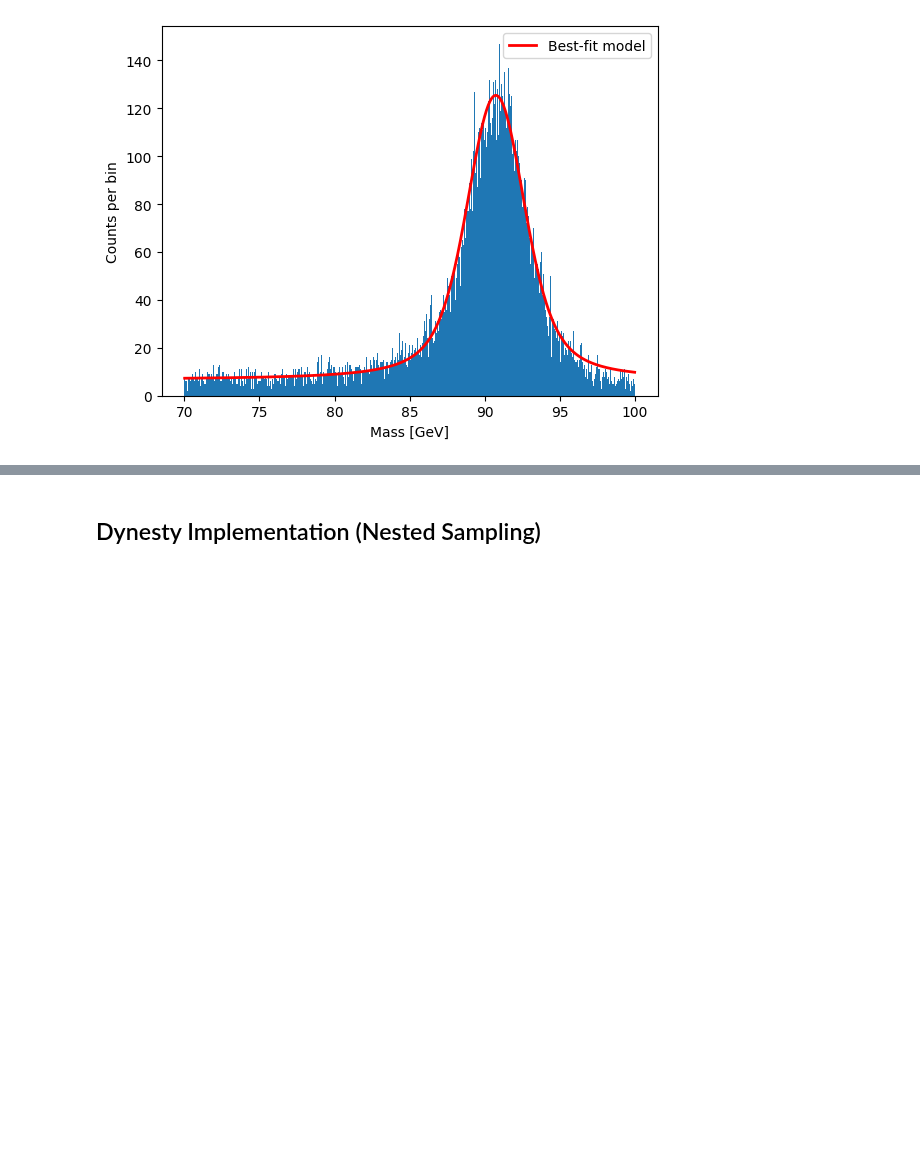
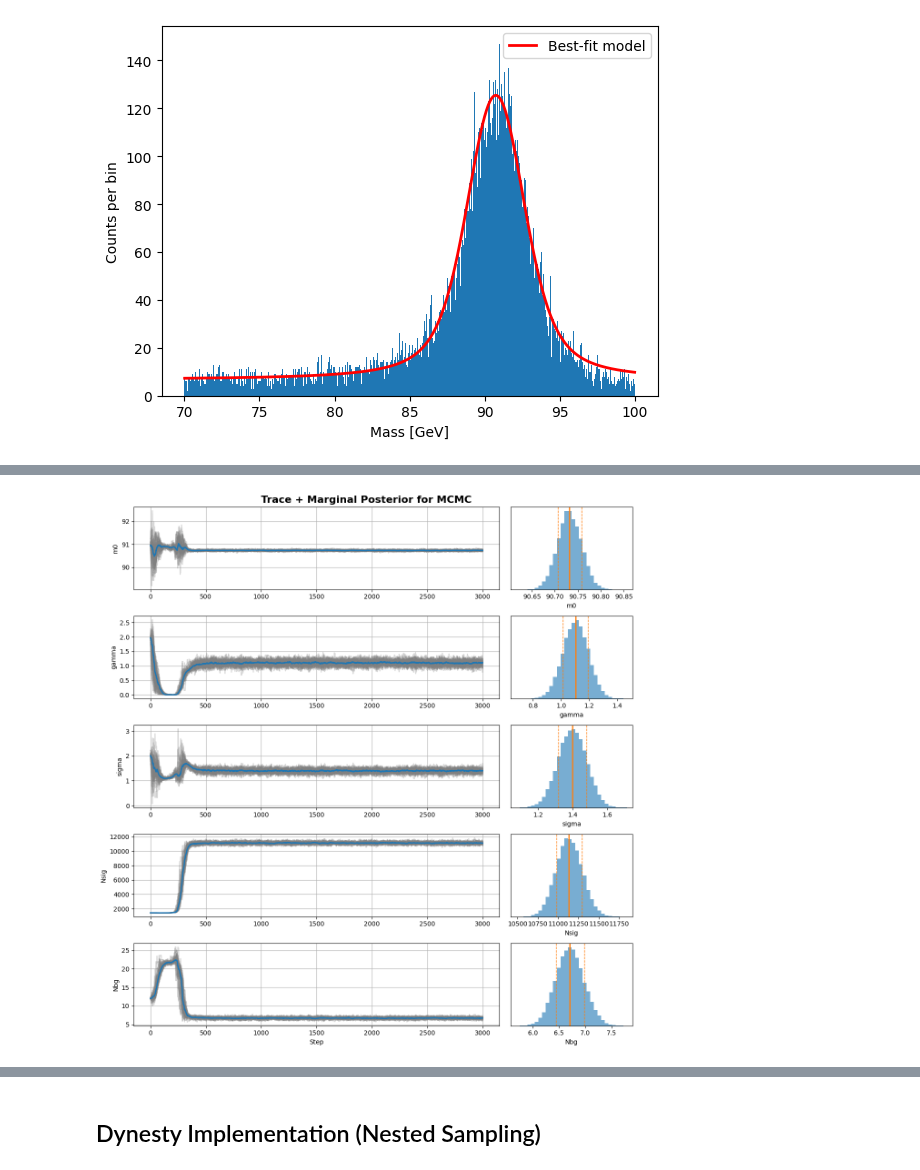
Before and after one commit to Lakshya-Awatramani/ZPeak_CMS, a Jupyter notebook: main.ipynb, the cells around one changed output, grey strips where cells are left out. Cells and saved outputs as stored; diff of their text form; code cells hidden in the pictures; blank space fills up the shorter version.

```diff
--- a/main.ipynb
+++ b/main.ipynb
@@ -32,0 +86,40 @@ plt.show()
+# %%
+# Trace + Marginal Posterior for MCMC
+
+nsteps, nwalkers, ndim = mcmc_chain.shape
+fig, axes = plt.subplots(ndim, 2, figsize=(12, 2.5*ndim), gridspec_kw={'width_ratios': [3, 1]})
+
+for i in range(ndim):
+    # Trace of walkers
+    ax = axes[i, 0]
+    for j in range(nwalkers):
+        ax.plot(mcmc_chain[:, j, i], color='gray', alpha=0.3)
+
+    median = np.median(mcmc_chain[:, :, i], axis=1)
+    lower = np.percentile(mcmc_chain[:, :, i], 16, axis=1)
+    upper = np.percentile(mcmc_chain[:, :, i], 84, axis=1)
+
+    ax.plot(median, color='C0', lw=2)
+    ax.fill_between(np.arange(nsteps), lower, upper, color='C0', alpha=0.2)
+    ax.set_ylabel(param_names[i])
+    ax.grid(True)
+
+    # Posterior histogram
+    ax_hist = axes[i, 1]
+    ax_hist.hist(mcmc_samples[:, i], bins=30, color='C0', alpha=0.6)
+
+    # 16%, 50%, 84% quantile lines
+    q16, q50, q84 = np.percentile(mcmc_samples[:, i], [16, 50, 84])
+    ax_hist.axvline(q16, color='C1', lw=1, ls='--')
+    ax_hist.axvline(q50, color='C1', lw=2)
+    ax_hist.axvline(q84, color='C1', lw=1, ls='--')
+
+    ax_hist.set_yticks([])
+    ax_hist.set_xlabel(param_names[i])
+
+axes[-1, 0].set_xlabel("Step")
+fig.suptitle("Trace + Marginal Posterior for MCMC", fontsize=16, fontweight="bold")
+plt.tight_layout()
+plt.show()
+# %% [output]
+[figure, added]
```
Also changed, not shown: parts of 10 cells of this notebook.
